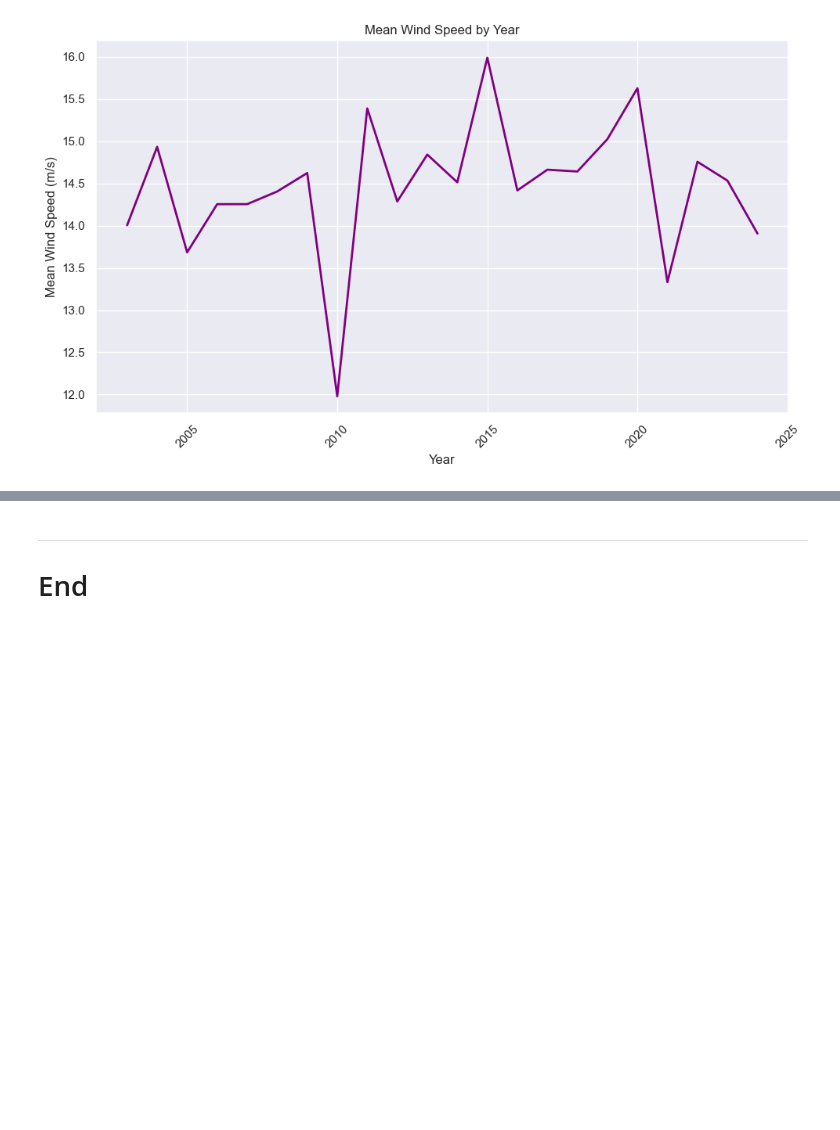
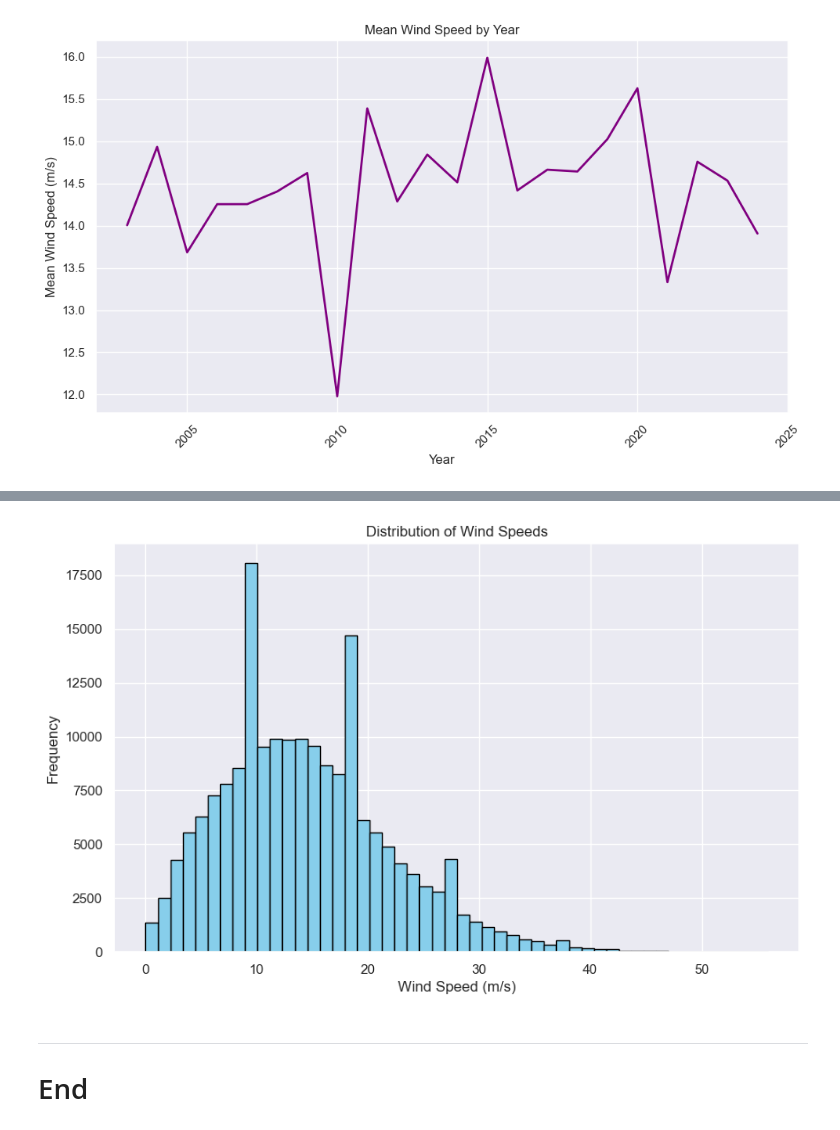
Before and after one commit to filipekojak88/PFDA, a Jupyter notebook: project/windspeed.ipynb, the cells around one changed output, grey strips where cells are left out. Drawn from its saved outputs; the diff is of its cells as text; code cells hidden in the pictures; blank space fills up the shorter version.

```diff
--- a/project/windspeed.ipynb
+++ b/project/windspeed.ipynb
@@ -253,3 +312,12 @@ plt.show()
+# %%
+plt.figure(figsize=(10,6))
+df['wdsp'].hist(bins=50, color='skyblue', edgecolor='black')
+plt.title('Distribution of Wind Speeds')
+plt.xlabel('Wind Speed (m/s)')
+plt.ylabel('Frequency')
+plt.show()
+# %% [output]
+[figure, added]
 # %% [markdown]
 ***
 # End
```
Also changed, not shown: parts of 5 cells of this notebook.
